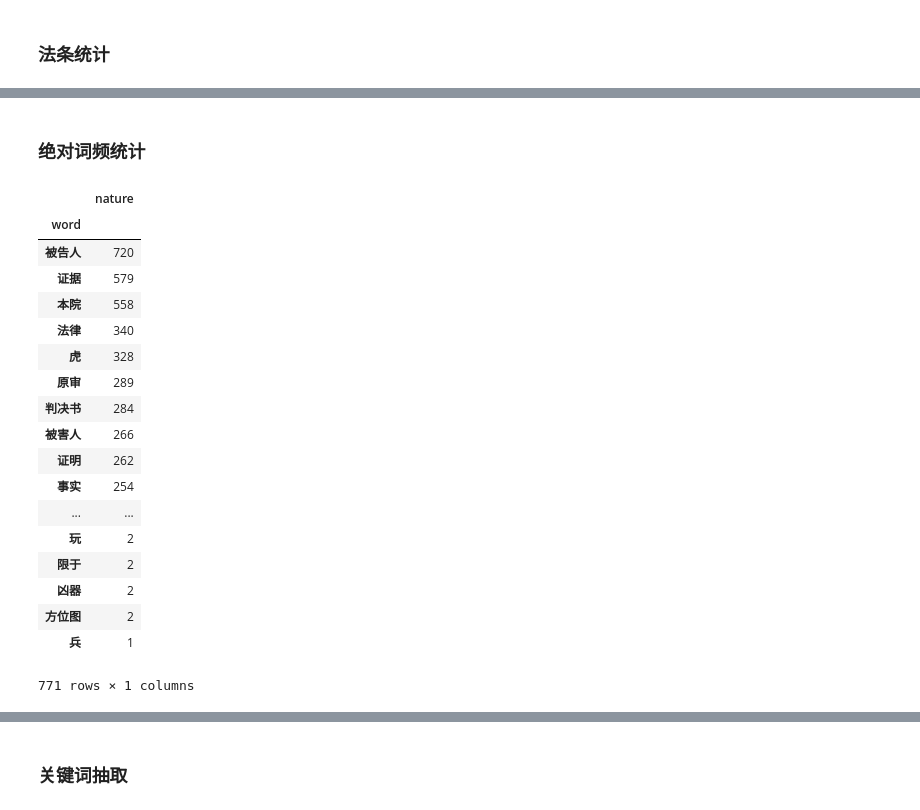
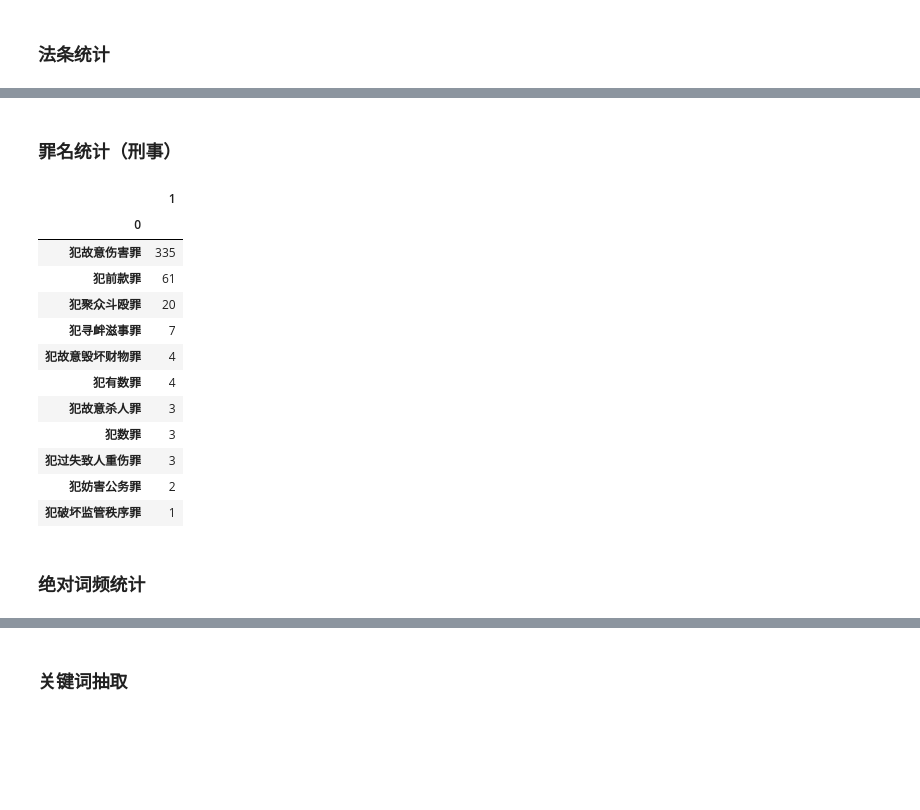
Before and after one commit to IanHongruZhang/Openlaw, a Jupyter notebook: openlaw_analysis.ipynb, the cells around one changed output, grey strips where cells are left out. Cells and saved outputs as stored; diff of their text form; code cells hidden in the pictures; blank space fills up the shorter version.

```diff
--- a/openlaw_analysis.ipynb
+++ b/openlaw_analysis.ipynb
@@ -412,3 +631,45 @@ pd.DataFrame([list_key_expressions]).T.head()
+# %% [markdown]
+### 罪名统计（刑事）
+# %%
+def find_keywords_in_courts_v3(li):
+    list_key_expressions = []
+    pattern_sentences = re.compile("([^。]*犯.*?罪[^。]*)。")
+    for item in li:
+        try:
+            facts = re.findall(pattern_sentences,item)
+            list_key_expressions.append(facts)
+        except Exception as e:
+            facts = None
+            list_key_expressions.append(None)
+    return list_key_expressions
+
+final_result_names = []
+pattern_limitation = re.compile("(犯.*?罪)")
+list_key_expressions = find_keywords_in_courts_v3(table_final_2["法院判决"])
+list_key_expression_filter_1 = list(filter(lambda x:x != None,list_key_expressions))
+list_key_expression_filter_2 = list(filter(lambda x:x != [],list_key_expression_filter_1))
+for sentences in list_key_expression_filter_2:
+    for sentence in sentences:
+        final_result = re.search(pattern_limitation,sentence).group()
+        if final_result != "犯罪":
+            if len(final_result) <= 10:
+                final_result_names.append(final_result)
+crimes_table = pd.DataFrame([final_result_names,[1] * (len(final_result_names))]).T
+crimes_table.groupby(0).count().sort_values(by = 1,ascending = False)
+# %% [output]
+|  | 1 |
+| 0 |  |
+| 犯故意伤害罪 | 335 |
+| 犯前款罪 | 61 |
+| 犯聚众斗殴罪 | 20 |
+| 犯寻衅滋事罪 | 7 |
+| 犯故意毁坏财物罪 | 4 |
+| 犯有数罪 | 4 |
+| 犯故意杀人罪 | 3 |
+| 犯数罪 | 3 |
+| 犯过失致人重伤罪 | 3 |
+| 犯妨害公务罪 | 2 |
+| 犯破坏监管秩序罪 | 1 |
 # %% [markdown]
 ### 绝对词频统计
 # %%
@@ -466,23 +733,0 @@ pd.concat(list_articles).groupby("word").sum().sort_values("nature",ascending =
-# %%
-#list_articles[0].sort_values("nature",ascending = "F")[::-1]
-pd.concat(list_articles).groupby("word").sum().sort_values("nature",ascending = False)
-# %% [output]
-|  | nature |
-| word |  |
-| 被告人 | 720 |
-| 证据 | 579 |
-| 本院 | 558 |
-| 法律 | 340 |
-| 虎 | 328 |
-| 原审 | 289 |
-| 判决书 | 284 |
-| 被害人 | 266 |
-| 证明 | 262 |
-| 事实 | 254 |
-| ... | ... |
-| 玩 | 2 |
-| 限于 | 2 |
-| 凶器 | 2 |
-| 方位图 | 2 |
-| 兵 | 1 |
-771 rows × 1 columns
```
Also changed, not shown: parts of 40 cells of this notebook, 1 other file.
